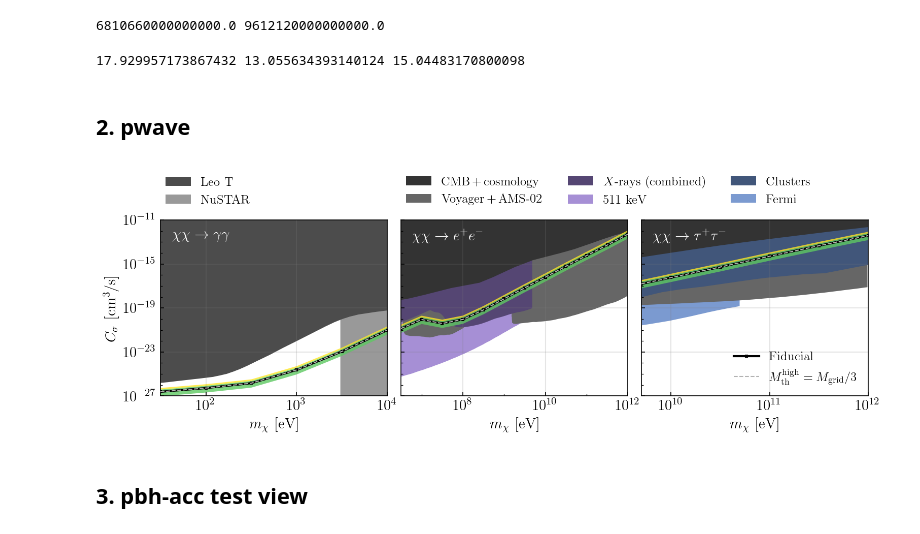
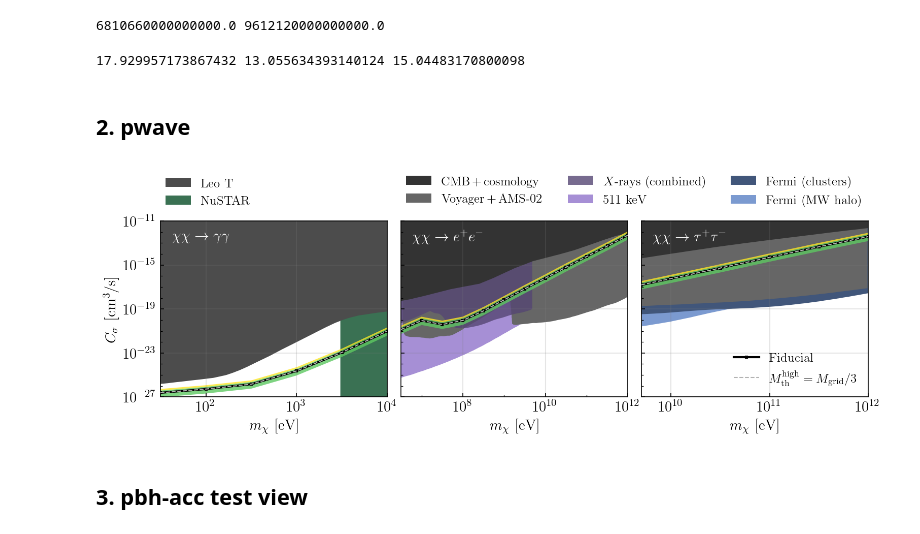
Before and after one commit to yitiansun/DM21cm, a Jupyter notebook: plotting/limits.ipynb, the cells around one changed output. Saved outputs shown, nothing was run; the diff lists cells and outputs as text; code cells hidden in the pictures.

Commit message:
pwave limits

```diff
--- a/plotting/limits.ipynb
+++ b/plotting/limits.ipynb
@@ -32,6 +32,7 @@ def plot_limits(ax, channel, label=None, plot_sigma=True, **kwargs):
 # %%
 purple = np.array(mpl.colors.to_rgba("mediumpurple"))
 blue = np.array(mpl.colors.to_rgba("cornflowerblue"))
+green = np.array(mpl.colors.to_rgba("mediumseagreen"))
 white = np.array([1, 1, 1, 1])
 black = np.array([0, 0, 0, 1])
 def ccmap_p(x):
@@ -44,6 +45,11 @@ def ccmap_b(x):
     color2 = blue * 0.7 + white * 0.3
     color = color1 * x + color2 * (1 - x)
     return tuple(color)
+def ccmap_g(x):
+    color1 = green * 0.3 + black * 0.7
+    color2 = green * 0.7 + white * 0.3
+    color = color1 * x + color2 * (1 - x)
+    return tuple(color)
 
 def show_cbar(cbar_func, n=100):
     vals = np.linspace(0, 1, n)
@@ -225,17 +251,16 @@ t_2 = data['t'][-1]
 print(t_1, t_2)
 # %% [output]
 6810660000000000.0 9612120000000000.0
-# %%
-def t_to_z(t):
-    return minimize_scalar(lambda z: np.abs(cosmo.age(z=z).to('s').value - t), bounds=(5, 50), method='bounded').x
-print(t_to_z(t_1), t_to_z(t_2), t_to_z((t_1 + t_2) / 2))
-# %% [output]
-17.929957173867432 13.055634393140124 15.04483170800098
+# %%
+
+print(t_to_z(t_1), t_to_z(t_2), t_to_z((t_1 + t_2) / 2))
+# %% [output]
+17.929957173867432 13.055634393140124 15.04483170800098
 # %% [markdown]
 ## 2. pwave
 # %%
 LeoT_color = cms['binary'](0.7)
-NuSTAR_color = cms['binary'](0.4)
+NuSTAR_color = ccmap_g(0.6)
 
 CMBcosmo_color = cms['binary'](0.8)
 VoyagerAMS_color = cms['binary'](0.6)
@@ -352,20 +377,29 @@ def plot_tautau_VoyagerAMS(ax, **kwargs):
 
 def plot_tautau_clusters(ax, **kwargs):
     m, sigmav = np.loadtxt(f"{WDIR}/data/limits/pwave/tautau-clusters.txt", unpack=True) # m is [GeV], sigmav is [cm^3/s]
-    vref = 220 * u.km / u.s
+    vref = 1000 * u.km / u.s
     m_plot = m * 1e9 # [GeV] -> [eV]
     C_plot = sigmav * (c.c / vref).to(1).value ** 2 * 1000 # remove boost factor of 1000
     default_kwargs = dict(label=r'Clusters', fc=cluster_color, ec='none', zorder=-10)
     default_kwargs.update(kwargs)
     ax.fill_between(m_plot, C_plot, 1, **default_kwargs)
 
+def plot_tautau_clusters17(ax, **kwargs):
+    m, sigmav = np.loadtxt(f"{WDIR}/data/limits/pwave/tautau-clusters17.txt", unpack=True) # m is [GeV], sigmav is [cm^3/s]
+    vref = 1000 * u.km / u.s
+    m_plot = m * 1e9 # [GeV] -> [eV]
+    C_plot = sigmav * (c.c / vref).to(1).value ** 2 * 5 # remove boost factor of 5
+    default_kwargs = dict(label=r'Clusters', fc=cluster_color, ec='none', zorder=-10)
+    default_kwargs.update(kwargs)
+    ax.fill_between(m_plot, C_plot, 1, **default_kwargs)
+
 def plot_fake_Fermi(ax, **kwargs):
-    default_kwargs = dict(label='Fermi', fc=Fermi_color, ec='none', zorder=-10)
+    default_kwargs = dict(label='Fermi (MW halo)', fc=Fermi_color, ec='none', zorder=-10)
     default_kwargs.update(kwargs)
     ax.fill_between([-2, -1], [2, 2], 1, **default_kwargs)
 
 def plot_fake_cluster(ax, **kwargs):
-    default_kwargs = dict(label='Clusters', fc=cluster_color, ec='none', zorder=-10)
+    default_kwargs = dict(label='Fermi (clusters)', fc=cluster_color, ec='none', zorder=-10)
     default_kwargs.update(kwargs)
     ax.fill_between([-2, -1], [2, 2], 1, **default_kwargs)
 # %%
@@ -392,43 +426,43 @@ plot_phph_NuSTAR(axs[0], zorder=-1)
 
 
 plot_ee_CMBcosmo(axs[1], zorder=0)
-plot_ee_xrays(axs[1], zorder=-2)
+plot_ee_xrays(axs[1], zorder=-2, alpha=0.8)
 plot_ee_VoyagerAMS(axs[1], zorder=-3)
 plot_ee_511keV(axs[1], zorder=-4)
 plot_fake_Fermi(axs[1])
 plot_fake_cluster(axs[1])
 
 
 plot_tautau_CMBcosmo(axs[2], zorder=0, label='')
-plot_tautau_clusters(axs[2], zorder=-1, label='')
-plot_tautau_VoyagerAMS(axs[2], zorder=-2, label='')
+plot_tautau_VoyagerAMS(axs[2], zorder=-1, label='')
+plot_tautau_clusters17(axs[2], zorder=-2, label='')
 plot_tautau_Fermi(axs[2], zorder=-3, label='')
 
 
 axs[0].legend(frameon=False, loc=(0., 1.05))
 # axs[1].legend(frameon=False, loc=(0., 1.05), ncol=3)
 handles, handle_labels = axs[1].get_legend_handles_labels()
 order = [0, 2, 1, 3, 5, 4]
 axs[1].legend([handles[idx] for idx in order],
           [handle_labels[idx] for idx in order],
           loc=(0., 1.05), ncol=3, frameon=False)
 axs[2].legend(frameon=False, loc='lower right')
 
 
 axs[0].set(ylim=(1e-27, 1e-11))
 axs[0].set(ylabel=r'$C_\sigma$ [cm$^3$/s]')
 
 axs[0].xaxis.set_minor_locator(plt.NullLocator())
 axs[2].xaxis.set_minor_locator(plt.NullLocator())
 axs[0].set_yticks(np.logspace(-27, -11, 17), minor = True)
 axs[0].set_yticklabels([], minor = True)
 axs[1].set_xticks(np.logspace(7, 11, 5), minor = True)
 axs[1].set_xticklabels([], minor = True)
 
 fig.subplots_adjust(wspace=0.06)
 fig.savefig('paper2/pwave-limits.pdf', bbox_inches='tight')
 # %% [output]
-[figure, old version]
+[figure, new version]
 # %% [markdown]
 ## 3. pbh-acc test view
 # %%
```
Also changed, not shown: parts of 3 cells of this notebook, 1 other file.
